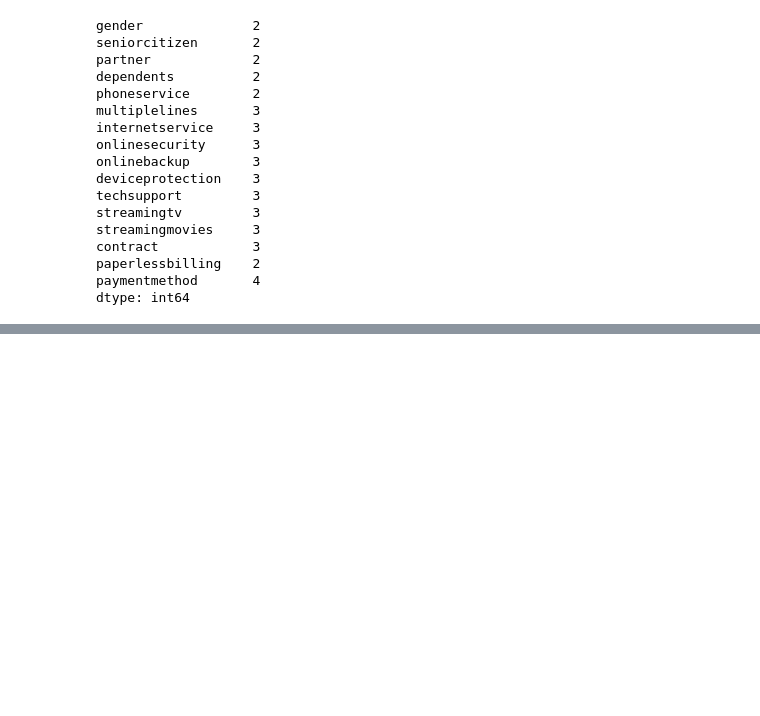
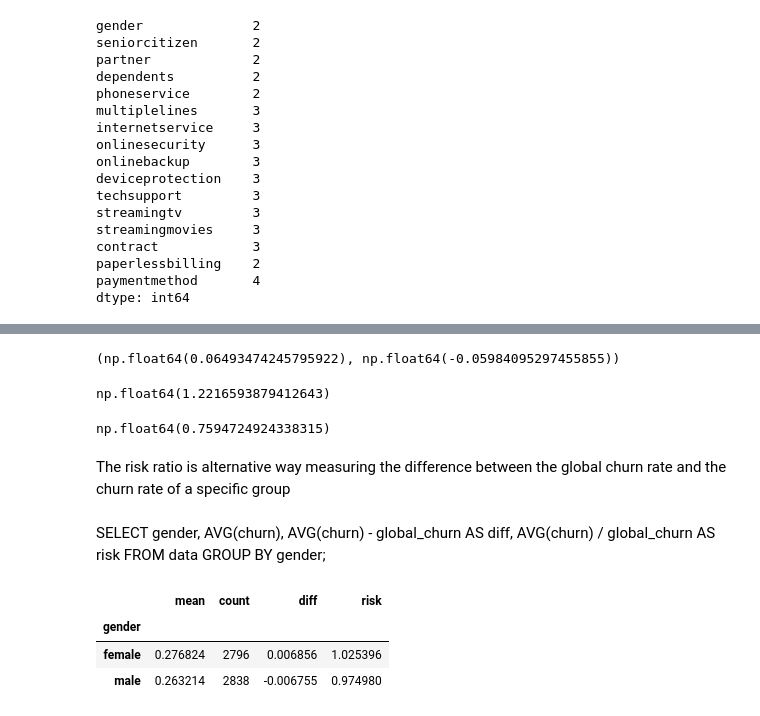
Before and after one commit to DavidVFitzGerald/machine-learning-zoomcamp-homework, a Jupyter notebook: 03-classification/03-churn-prediction.ipynb, the cells around one changed output, grey strips where cells are left out. Cells and saved outputs as stored; diff of their text form; code cells hidden in the pictures; blank space fills up the shorter version.

```diff
--- a/03-classification/03-churn-prediction.ipynb
+++ b/03-classification/03-churn-prediction.ipynb
@@ -223,0 +265,34 @@ dtype: int64
+# %%
+global_churn_rate - churn_partner, global_churn_rate - churn_no_partner
+# %% [output]
+(np.float64(0.06493474245795922), np.float64(-0.05984095297455855))
+# %%
+churn_no_partner / global_churn_rate
+# %% [output]
+np.float64(1.2216593879412643)
+# %%
+churn_partner / global_churn_rate
+# %% [output]
+np.float64(0.7594724924338315)
+# %% [markdown]
+The risk ratio is alternative way measuring the difference between the global churn rate and the churn rate of a specific group
+# %% [markdown]
+SELECT
+    gender,
+    AVG(churn),
+    AVG(churn) - global_churn AS diff,
+    AVG(churn) / global_churn AS risk
+FROM
+    data
+GROUP BY
+    gender;
+# %%
+df_group = df_full_train.groupby("gender").churn.agg(["mean", "count"])
+df_group["diff"] = df_group["mean"] - global_churn_rate
+df_group["risk"] = df_group["mean"] / global_churn_rate
+df_group
+# %% [output]
+|  | mean | count | diff | risk |
+| gender |  |  |  |  |
+| female | 0.276824 | 2796 | 0.006856 | 1.025396 |
+| male | 0.263214 | 2838 | -0.006755 | 0.974980 |
```
Also changed, not shown: parts of 56 cells of this notebook.
